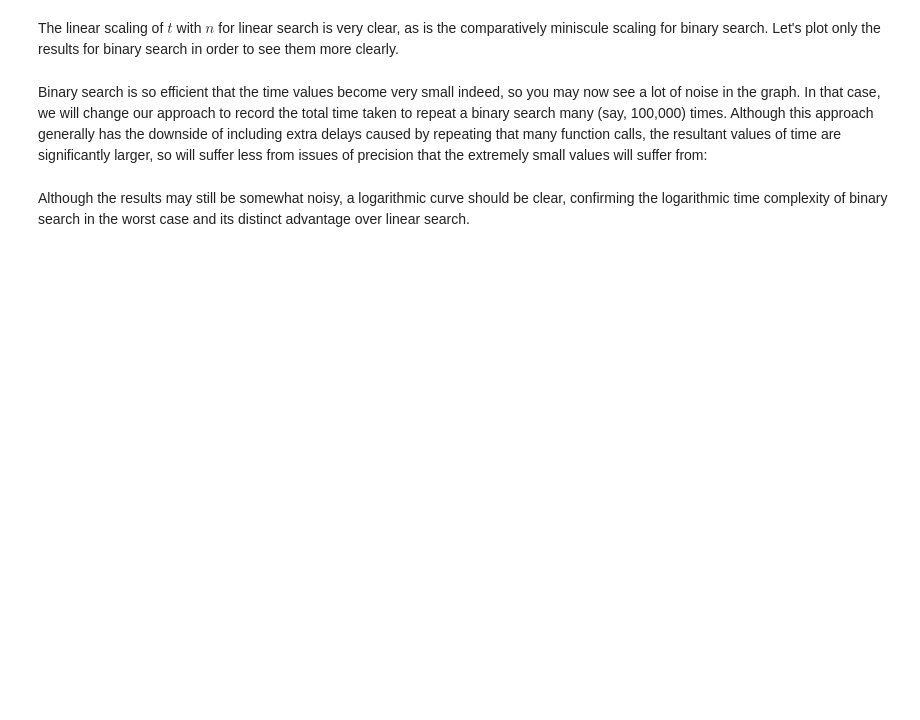
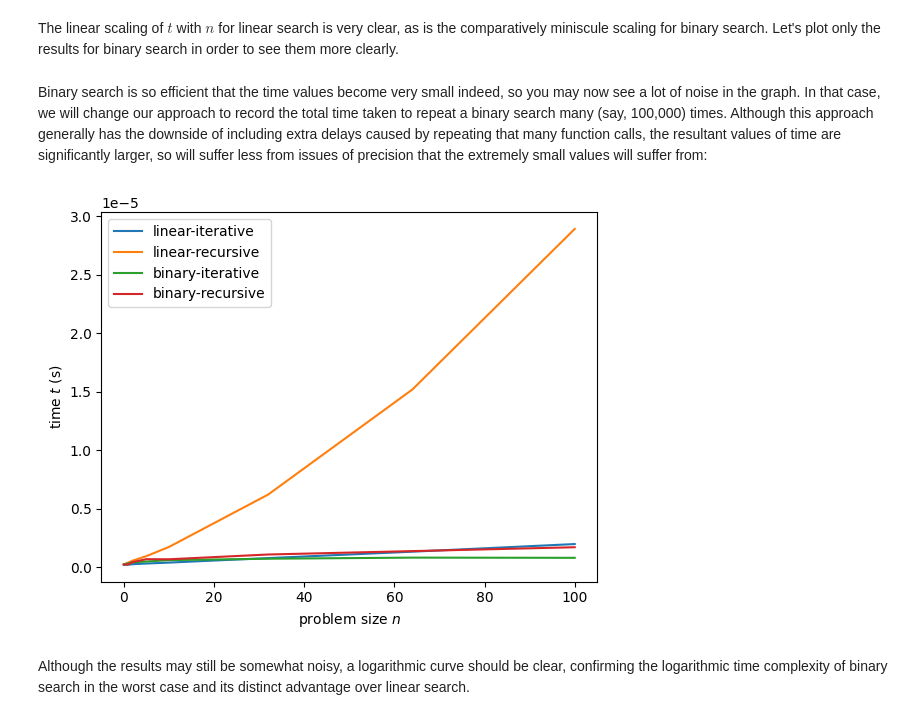
Before and after one commit to Villains-Kuker/BASC0038, a Jupyter notebook: BASC0038_1_intro.ipynb, the cells around one changed output. Saved outputs shown, nothing was run; the diff lists cells and outputs as text; code cells hidden in the pictures; blank space fills up the shorter version.

```diff
--- a/BASC0038_1_intro.ipynb
+++ b/BASC0038_1_intro.ipynb
@@ -482,3 +481,9 @@ def linear_search_iterative(array, value):
+# %%
+def linear_search_iterative(array, value):
+  for elt in array:
+    if elt == value:
+      return True
+  return False
 # %% [markdown]
 🟢
 # %%
@@ -594,7 +607,17 @@ def linear_search_recursive(array, value):
     True if value is in array, False otherwise.
 
   """
-  pass  # Replace this!
+ # Replace this!
+ # Base case for empty list
+  n = len(array)
+  if n == 0:
+    return False
+
+  # Recursive case
+  if array[0] == value:
+    return True
+  else:
+    return linear_search_recursive(array[1:], value)
 # %% [markdown]
 🟢
 # %%
@@ -843,48 +868,77 @@ plt.show()
 # %% [markdown]
 Binary search is so efficient that the time values become very small indeed, so you may now see a lot of noise in the graph. In that case, we will change our approach to record the total time taken to repeat a binary search many (say, 100,000) times. Although this approach generally has the downside of including extra delays caused by repeating that many function calls, the resultant values of time are significantly larger, so will suffer less from issues of precision that the extremely small values will suffer from:
 # %%
-def time_function_total(function, runs=1):
-  """Test the total execution time of a given function.
+import time
+
+%matplotlib inline
+import matplotlib.pyplot as plt
+import numpy as np
+
+
+def time_function(function, runs=1, average=min):
+  """Test the average execution time of a given function.
 
   Args:
-    function: Function to time.
+    function: Callable to time.
     runs (int, optional): Number of runs. Defaults to 1.
+    average (optional): Average function to apply. Defaults to min.
 
   Returns:
-    Function time (total of runs).
+    Function time (average of runs).
 
   """
-  t0 = time.perf_counter()
-  for _ in range(runs):
+  results = [None] * runs
+  for i in range(runs):
+    t0 = time.perf_counter()
     function()
-  t1 = time.perf_counter()
+    t1 = time.perf_counter()
+    results[i] = t1 - t0
 
-  return t1 - t0
+  return average(results)
 
 
-b_search_new = []
-large_problem_sizes = [0, 1, 2, 5, 10, 32, 64, 100, 500, 512, 1000, 1024,
-                       5000, 8192, 10000, 11000, 12000, 13000]
+# Mediocre range of values of n, small to avoid stack overflow
+small_problem_sizes = [0, 1, 2, 5, 10, 32, 64, 100]
 
-for n in large_problem_sizes:
+# Lists of time results
+l_search_iterative = []
+l_search_recursive = []
+b_search_iterative = []
+b_search_recursive = []
+
+for n in small_problem_sizes:
   # List of numbers from 0 to n-1
   array = [i for i in range(n)]
 
   # Worst case is value not present
   value = n
 
   # Obtain minimum time of 10 runs for each algorithm
-  runs = 100000
-  b_search_new.append(time_function_total(
+  runs = 10
+  l_search_iterative.append(time_function(
+      lambda: linear_search_iterative(array, value),
+      runs))
+  l_search_recursive.append(time_function(
+      lambda: linear_search_recursive(array, value),
+      runs))
+  b_search_iterative.append(time_function(
       lambda: binary_search_iterative(array, value),
+      runs))
+  b_search_recursive.append(time_function(
+      lambda: binary_search_recursive(array, value),
       runs))
 
 # Plot graph of times
-plt.plot(large_problem_sizes, b_search_new, label="binary-iterative")
+plt.plot(small_problem_sizes, l_search_iterative, label="linear-iterative")
+plt.plot(small_problem_sizes, l_search_recursive, label="linear-recursive")
+plt.plot(small_problem_sizes, b_search_iterative, label="binary-iterative")
+plt.plot(small_problem_sizes, b_search_recursive, label="binary-recursive")
 plt.legend()
 plt.xlabel(r"problem size $n$")
 plt.ylabel(r"time $t$ (s)")
 plt.show()
+# %% [output]
+[figure, added]
 # %% [markdown]
 Although the results may still be somewhat noisy, a logarithmic curve should be clear, confirming the logarithmic time complexity of binary search in the worst case and its distinct advantage over linear search.
 # %% [markdown]
```
Also changed, not shown: parts of 18 cells of this notebook.
